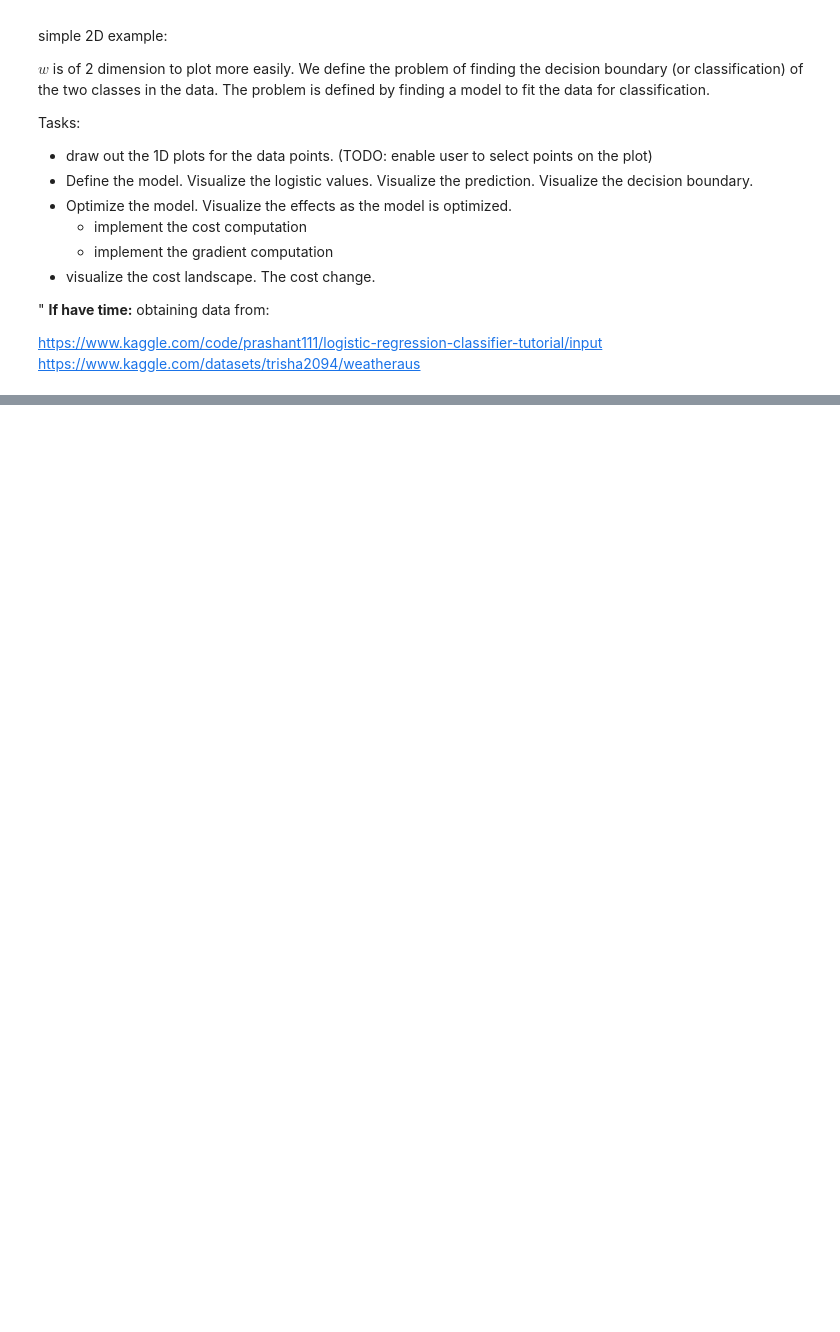
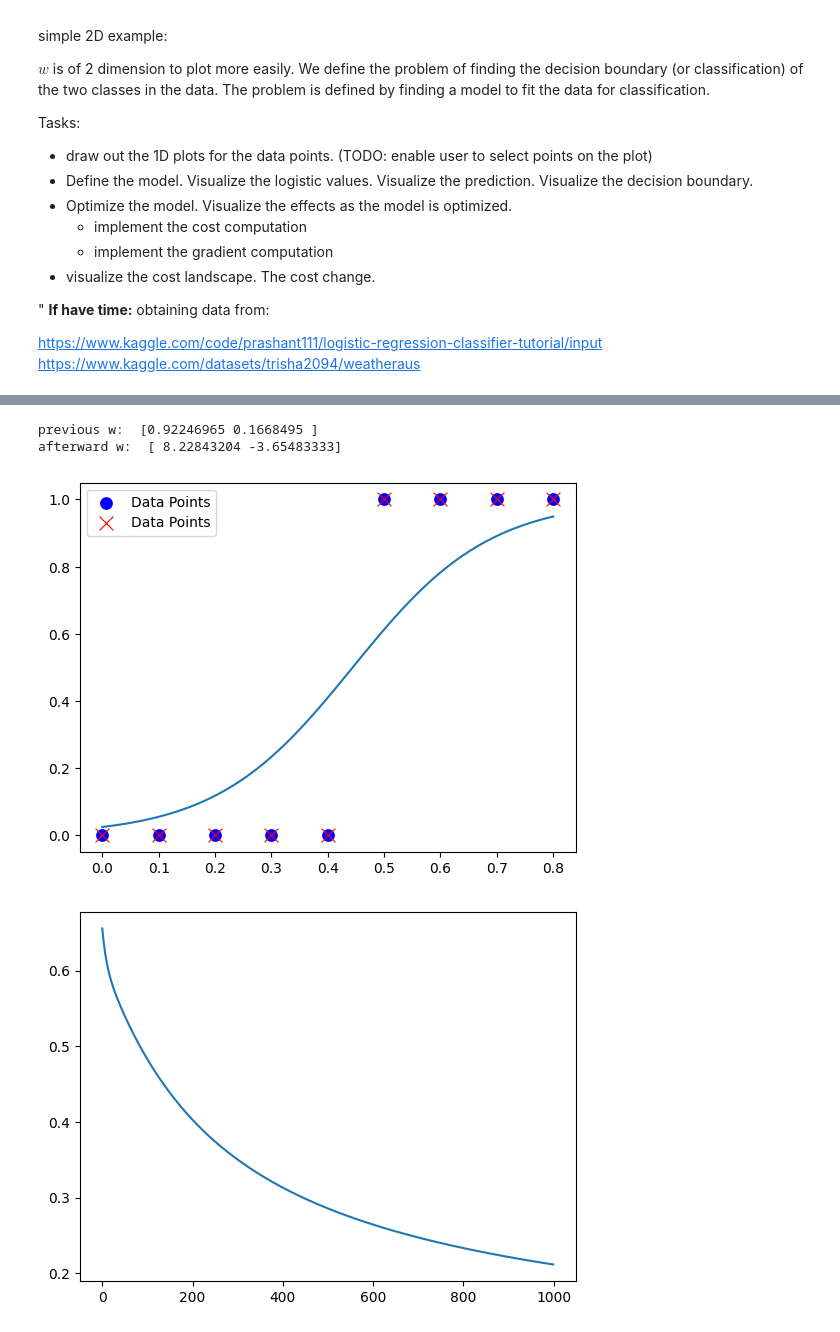
Before and after one commit to MiaoDragon/ML-data-science-prep-interview, a Jupyter notebook: machine learning/supervised learning/logistic regression/example-1.ipynb, the cells around one changed output, grey strips where cells are left out. Cells and saved outputs as stored; diff of their text form; code cells hidden in the pictures; blank space fills up the shorter version.

```diff
--- a/machine learning/supervised learning/logistic regression/example-1.ipynb
+++ b/machine learning/supervised learning/logistic regression/example-1.ipynb
@@ -32,0 +211,43 @@ https://www.kaggle.com/datasets/trisha2094/weatheraus
+# %%
+# visualize how the model is updated over time
+logistics_model.w = np.random.random(2)
+losses = []
+print('previous w: ', logistics_model.w)
+for i in range(1000):
+    logistics_model.optimize_i(x=data_x, y=data_y, lr=0.2)
+    loss = logistics_model.loss(x=data_x, y=data_y)
+    losses.append(loss)
+    # plt.clf()
+print('afterward w: ', logistics_model.w)
+visualize_model(data_x, data_y, logistics_model)
+plt.figure()
+sns.lineplot(x=np.arange(len(losses)), y=losses)
+
+w = np.array(logistics_model.w)
+
+# plot the cost contour
+w1 = np.linspace(w[0]-5, w[0]+5, 100)
+w2 = np.linspace(w[1]-5, w[1]+5, 100)
+X, Y = np.meshgrid(w1, w2)
+shape = X.shape
+
+X = X.flatten()
+Y = Y.flatten()
+Z = []
+for i in range(len(X)):
+    logistics_model.w = np.array([X[i], Y[i]])
+    Z.append(logistics_model.loss(x=data_x, y=data_y))
+Z = np.array(Z)
+
+plt.figure(figsize=(8, 6))
+sns.kdeplot(x=X, y=Y, weights=Z, levels=10, cmap="viridis", fill=True, cbar=True)
+sns.scatterplot(x=[w[0]], y=[w[1]], s=20, color='red', alpha=0.7)
+plt.title("Loss Function Contour Plot")
+plt.xlabel("Parameter 1")
+plt.ylabel("Parameter 2")
+plt.show()
+# %% [output]
+previous w:  [0.92246965 0.1668495 ]
+afterward w:  [ 8.22843204 -3.65483333]
+[figure, added]
+[figure, added]
```
Also changed, not shown: parts of 15 cells of this notebook.
